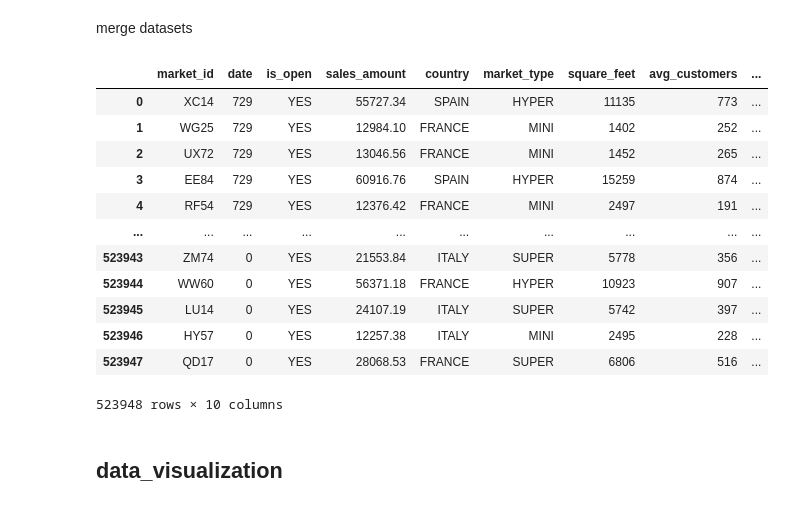
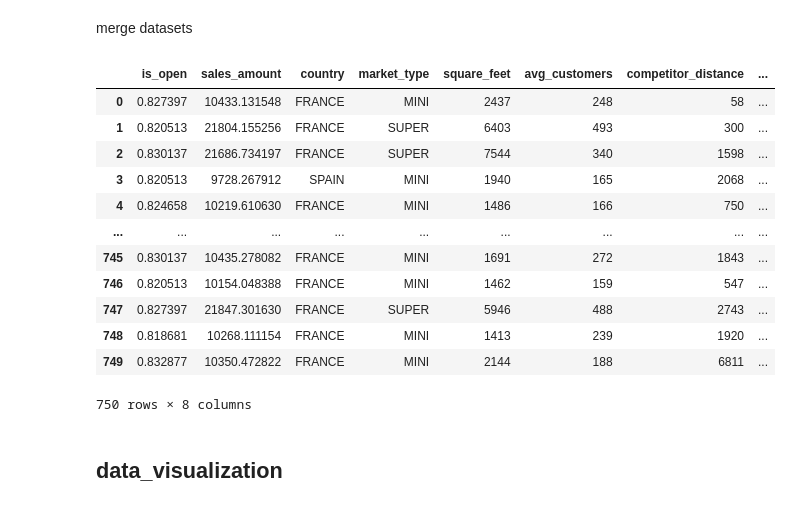
Before and after one commit to caporali/statistical_machine_learning_project, a Jupyter notebook: project_sml.ipynb, the cells around one changed output. Saved outputs shown, nothing was run; the diff lists cells and outputs as text; code cells hidden in the pictures.

```diff
--- a/project_sml.ipynb
+++ b/project_sml.ipynb
@@ -487,7 +487,3 @@ the rows with non correct values are: []
 ## build dataset
 # %% [markdown]
 collapse temporal information of sales
-# %%
-start = min(sales["date"])
-sales["date"] = (sales["date"] - start).dt.days
-display(sales)
@@ -507,0 +490,4 @@ display(sales)
+# %%
+sales["is_open"] = sales["is_open"].map({"YES": 1, "NO": 0})
+sales = sales.groupby("market_id")[["is_open", "sales_amount"]].mean().reset_index()
+display(sales)
@@ -508,21 +508,21 @@ display(sales)
 # %% [markdown]
 merge datasets
 # %%
-merged_df = pd.merge(sales, market, left_on = "market_id", right_on = "id", how = "left").drop("id", axis = 1)
+merged_df = pd.merge(sales, market, left_on = "market_id", right_on = "id", how = "left").drop(["market_id", "id"], axis = 1)
 merged_df
 # %% [output]
-|  | market_id | date | is_open | sales_amount | country | market_type | square_feet | avg_customers | ... |
-| 0 | XC14 | 729 | YES | 55727.34 | SPAIN | HYPER | 11135 | 773 | ... |
-| 1 | WG25 | 729 | YES | 12984.10 | FRANCE | MINI | 1402 | 252 | ... |
-| 2 | UX72 | 729 | YES | 13046.56 | FRANCE | MINI | 1452 | 265 | ... |
-| 3 | EE84 | 729 | YES | 60916.76 | SPAIN | HYPER | 15259 | 874 | ... |
-| 4 | RF54 | 729 | YES | 12376.42 | FRANCE | MINI | 2497 | 191 | ... |
-| ... | ... | ... | ... | ... | ... | ... | ... | ... | ... |
-| 523943 | ZM74 | 0 | YES | 21553.84 | ITALY | SUPER | 5778 | 356 | ... |
-| 523944 | WW60 | 0 | YES | 56371.18 | FRANCE | HYPER | 10923 | 907 | ... |
-| 523945 | LU14 | 0 | YES | 24107.19 | ITALY | SUPER | 5742 | 397 | ... |
-| 523946 | HY57 | 0 | YES | 12257.38 | ITALY | MINI | 2495 | 228 | ... |
-| 523947 | QD17 | 0 | YES | 28068.53 | FRANCE | SUPER | 6806 | 516 | ... |
+|  | is_open | sales_amount | country | market_type | square_feet | avg_customers | competitor_distance | ... |
+| 0 | 0.827397 | 10433.131548 | FRANCE | MINI | 2437 | 248 | 58 | ... |
+| 1 | 0.820513 | 21804.155256 | FRANCE | SUPER | 6403 | 493 | 300 | ... |
+| 2 | 0.830137 | 21686.734197 | FRANCE | SUPER | 7544 | 340 | 1598 | ... |
+| 3 | 0.820513 | 9728.267912 | SPAIN | MINI | 1940 | 165 | 2068 | ... |
+| 4 | 0.824658 | 10219.610630 | FRANCE | MINI | 1486 | 166 | 750 | ... |
+| ... | ... | ... | ... | ... | ... | ... | ... | ... |
+| 745 | 0.830137 | 10435.278082 | FRANCE | MINI | 1691 | 272 | 1843 | ... |
+| 746 | 0.820513 | 10154.048388 | FRANCE | MINI | 1462 | 159 | 547 | ... |
+| 747 | 0.827397 | 21847.301630 | FRANCE | SUPER | 5946 | 488 | 2743 | ... |
+| 748 | 0.818681 | 10268.111154 | FRANCE | MINI | 1413 | 239 | 1920 | ... |
+| 749 | 0.832877 | 10350.472822 | FRANCE | MINI | 2144 | 188 | 6811 | ... |
-523948 rows × 10 columns
+750 rows × 8 columns
 # %% [markdown]
 ## data_visualization
```
Also changed, not shown: parts of 18 cells of this notebook.
